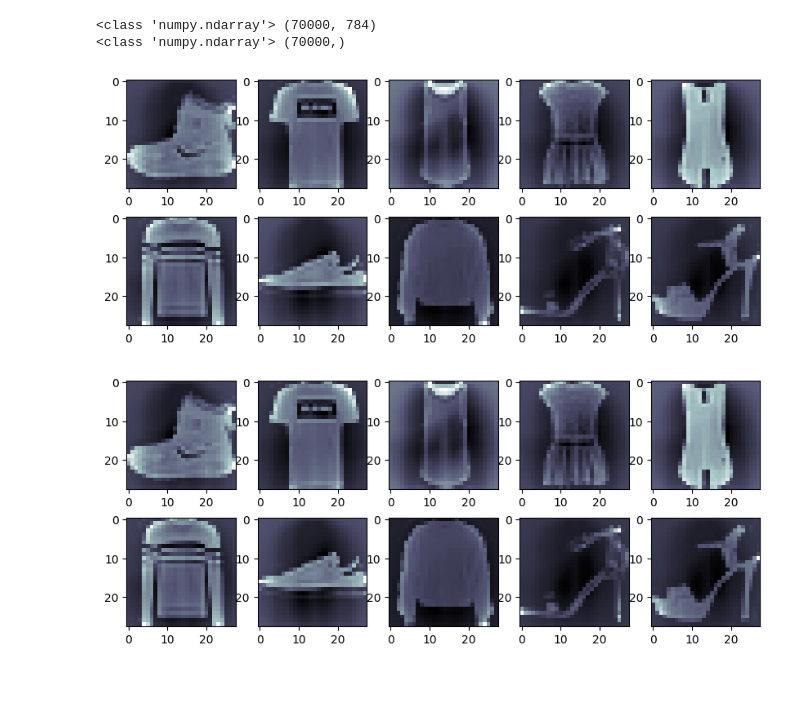
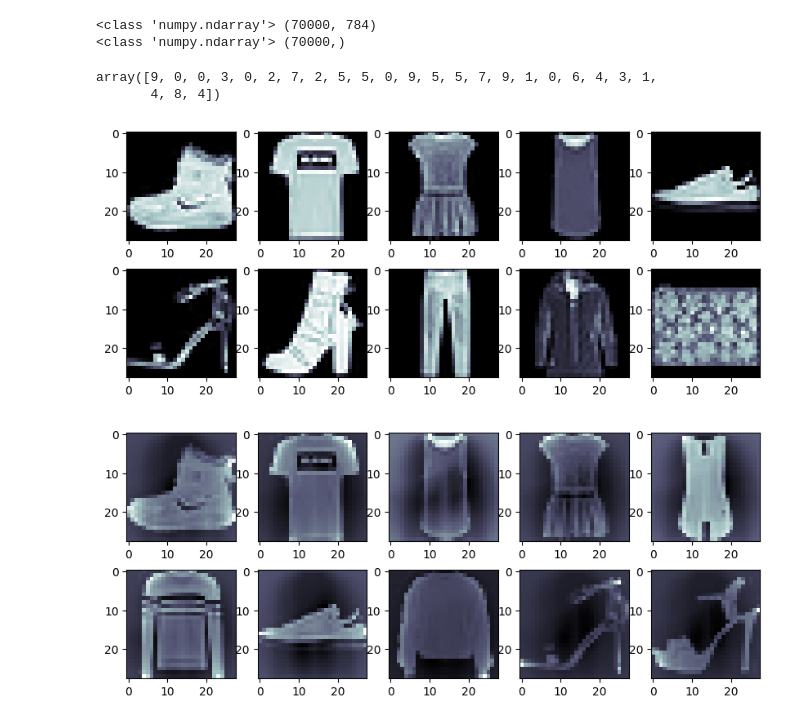
Before and after one commit to SorenBC/math-data-science-course-Project1_Soren_Callo, a Jupyter notebook: project2.ipynb, the cells around one changed output. Drawn from its saved outputs; the diff is of its cells as text; code cells hidden in the pictures; blank space fills up the shorter version.

```diff
--- a/project2.ipynb
+++ b/project2.ipynb
@@ -157,17 +145,26 @@ print(type(y),y.shape)
 # %% [output]
 <class 'numpy.ndarray'> (70000, 784)
 <class 'numpy.ndarray'> (70000,)
+# %%
+#We find distinct articles for 0,1,3,2,6,8,11,16,19,23
+y[:25]
+# %% [output]
+array([9, 0, 0, 3, 0, 2, 7, 2, 5, 5, 0, 9, 5, 5, 7, 9, 1, 0, 6, 4, 3, 1,
+       4, 8, 4])
 # %%
 #Plotting the data
+
+article_ind = [0,1,3,2,6,8,11,16,19,23]
+
 import matplotlib.pyplot as plt
 plt.figure(figsize=(10,4))
 for i in range(1,11):
   plt.subplot(2,5,i)
-  plt.imshow(X[i-1].reshape(28,28),cmap='bone')
+  plt.imshow(X[article_ids[i-1]].reshape(28,28),cmap='bone')
 
 plt.show()
 # %% [output]
-[figure, old version]
+[figure, new version]
 # %%
 #What happens when we keep just the first 1000 rows?
 X = StandardScaler().fit_transform(X)
```
Also changed, not shown: parts of 16 cells of this notebook.
